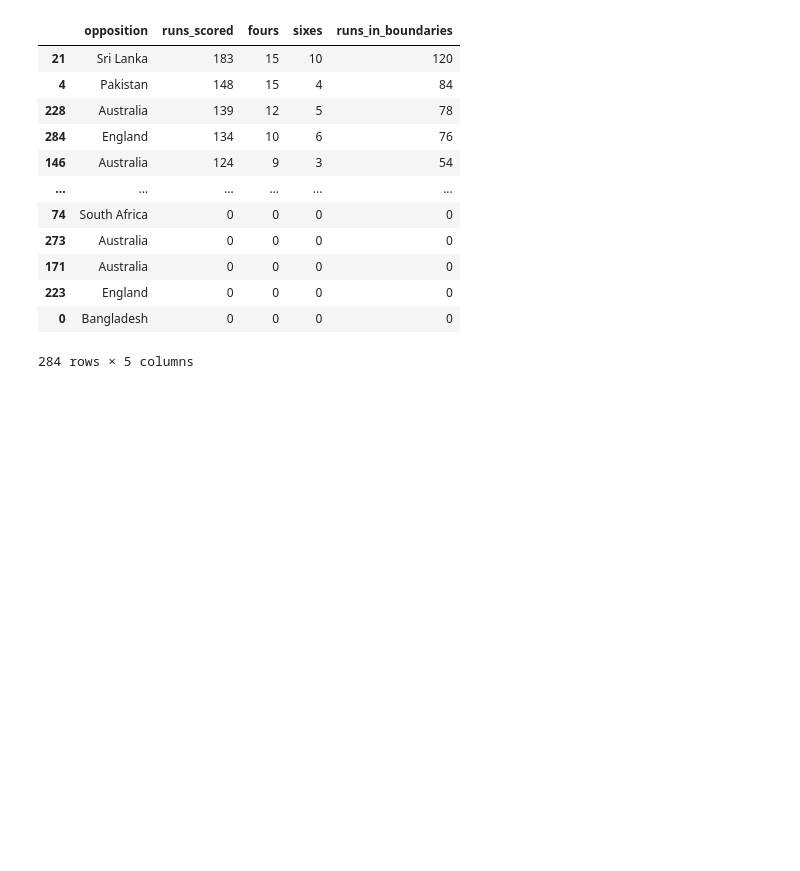
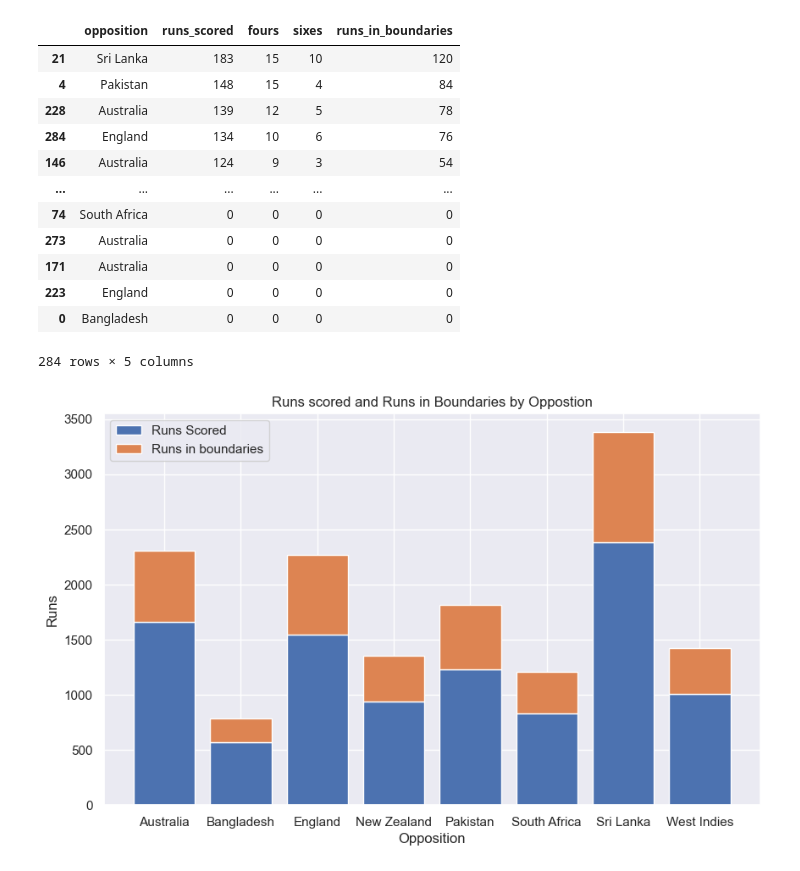
Before and after one commit to Alisha210302/Data-Analytics, a Jupyter notebook: MS Dhoni_pandasBasics.ipynb, the cells around one changed output. Drawn from its saved outputs; the diff is of its cells as text; code cells hidden in the pictures; blank space fills up the shorter version.

```diff
--- a/MS Dhoni_pandasBasics.ipynb
+++ b/MS Dhoni_pandasBasics.ipynb
@@ -411,3 +411,15 @@ df_boundaries
 # %%
 df_boundaries_selected = df_boundaries[['opposition','runs_scored','runs_in_boundaries']].copy()
 grouped_by_opposition = df_boundaries_selected.groupby('opposition')
+df_boundaries_grouped = grouped_by_opposition.sum().reset_index()
+# %%
+plt.figure(figsize=(10,6))
+plt.bar(df_boundaries_grouped['opposition'],df_boundaries_grouped['runs_scored'],label='Runs Scored')
+plt.bar(df_boundaries_grouped['opposition'],df_boundaries_grouped['runs_in_boundaries'],bottom=df_boundaries_grouped['runs_scored'],label='Runs in boundaries')
+plt.xlabel('Opposition')
+plt.ylabel('Runs')
+plt.title('Runs scored and Runs in Boundaries by Oppostion')
+plt.legend()
+plt.show()
+# %% [output]
+[figure, added]
```
Also changed, not shown: 10 other files.
